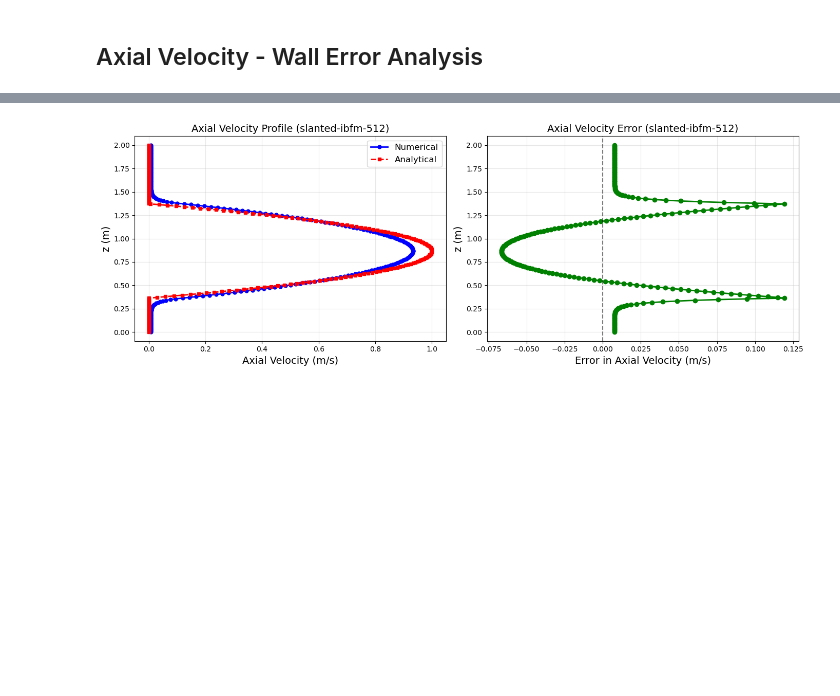
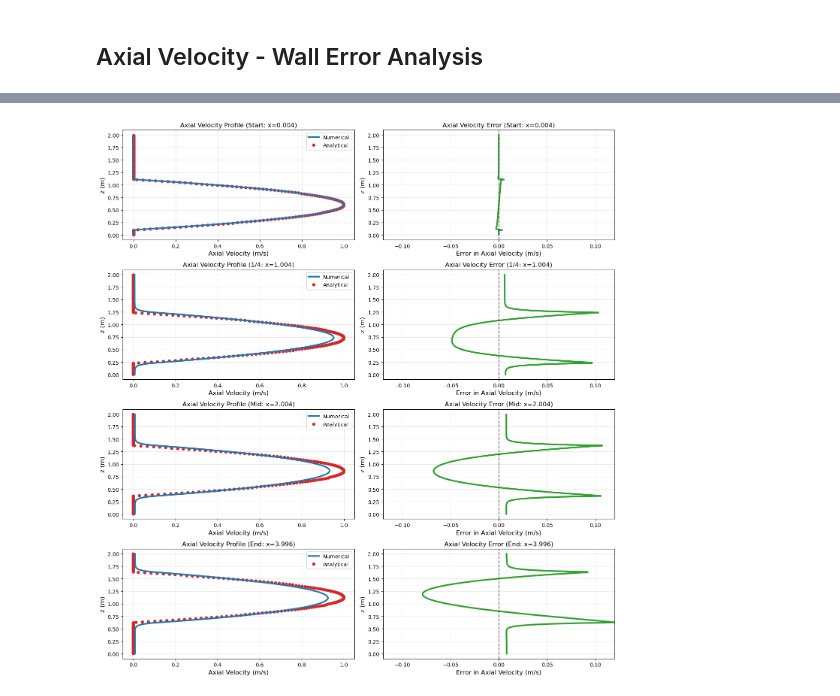
Before and after one commit to kynema/estuary_hfm_mmsei, a Jupyter notebook: validation/single_phase_laminar_slanted/python/SlantedChannelPostProcess.ipynb, the cells around one changed output, grey strips where cells are left out. Drawn from its saved outputs; the diff is of its cells as text; code cells hidden in the pictures; blank space fills up the shorter version.

Commit message:
Update plots in notebook and notes about solution

```diff
--- a/validation/single_phase_laminar_slanted/python/SlantedChannelPostProcess.ipynb
+++ b/validation/single_phase_laminar_slanted/python/SlantedChannelPostProcess.ipynb
@@ -20,6 +20,7 @@ Modules loaded
 # %%
 # Physical parameters
 channelHeight = 1.0
+channelBottomStartZ = 0.1
 maxVelocity = 1.0
 theta_deg = 7.5
 theta_rad = np.deg2rad(theta_deg)
@@ -630,40 +631,56 @@ slanted-ibfm-512     512 x 256      1.339998e-01         5.184450e-02         1.
 # %%
 case_finest = nCases - 1
 j_mid = ny[case_finest] // 2
-i_mid = nx[case_finest] // 2
 
-fig, axes = plt.subplots(1, 2, figsize=(14, 5))
+fig, axes = plt.subplots(4, 2, figsize=(14, 15))
 
-# Extract axial velocity components at midpoint slice
+# Define x-locations to plot
+i_locations = [0, nx[case_finest] // 4, nx[case_finest] // 2, nx[case_finest] - 1]
+x_labels = ['Start', '1/4', 'Mid', 'End']
+
+# Extract 2D slices at midpoint
 u_2d = u[case_finest][:, j_mid, :]
 w_2d = w[case_finest][:, j_mid, :]
-u_exact_2d = u_exact[case_finest][:, j_mid, :]
-w_exact_2d = w_exact[case_finest][:, j_mid, :]
+ur_exact_2d = ur_exact[case_finest][:, j_mid, :]
 
 # Compute axial velocities
 u_axial_num = axial_velocity(u_2d, w_2d, theta_rad)
-u_axial_ana = axial_velocity(u_exact_2d, w_exact_2d, theta_rad)
+u_axial_ana = ur_exact_2d
 
-ax = axes[0]
-ax.plot(u_axial_num[i_mid, :], z[case_finest], 'b-', linewidth=2, marker='o', markersize=5, label='Numerical')
-ax.plot(u_axial_ana[i_mid, :], z[case_finest], 'r--', linewidth=2, marker='s', markersize=5, label='Analytical')
-ax.set_xlabel('Axial Velocity (m/s)', fontsize=14)
-ax.set_ylabel('z (m)', fontsize=14)
-ax.set_title(f'Axial Velocity Profile ({valid_cases[case_finest]})', fontsize=14)
-ax.legend(fontsize=12)
-ax.grid(True, alpha=0.3)
+# First pass: find max error for consistent x-axis scaling on right column
+max_error_all = 0.0
+for i_loc in i_locations:
+    velocity_error = u_axial_num[i_loc, :] - u_axial_ana[i_loc, :]
+    max_error_all = max(max_error_all, np.abs(velocity_error).max())
 
-ax = axes[1]
-velocity_error = u_axial_num[i_mid, :] - u_axial_ana[i_mid, :]
-ax.plot(velocity_error, z[case_finest], 'g-', linewidth=2, marker='o', markersize=6)
-ax.axvline(x=0, color='k', linestyle='--', alpha=0.5)
-ax.set_xlabel('Error in Axial Velocity (m/s)', fontsize=14)
-ax.set_ylabel('z (m)', fontsize=14)
-ax.set_title(f'Axial Velocity Error ({valid_cases[case_finest]})', fontsize=14)
-ax.grid(True, alpha=0.3)
+for row_idx, (i_loc, x_label) in enumerate(zip(i_locations, x_labels)):
+    x_val = x[case_finest][i_loc]
+
+    # Left subplot: velocity profile
+    ax = axes[row_idx, 0]
+    ax.plot(u_axial_ana[i_loc, :], z[case_finest], 'o', color='tab:red', markersize=5, label='Analytical')
+    ax.plot(u_axial_num[i_loc, :], z[case_finest], '-', color='tab:blue', linewidth=3, label='Numerical')
+    ax.set_xlabel('Axial Velocity (m/s)', fontsize=12)
+    ax.set_ylabel('z (m)', fontsize=12)
+    ax.set_title(f'Axial Velocity Profile ({x_label}: x={x_val:.3f})', fontsize=12)
+    # Reverse legend order so Numerical appears first
+    handles, labels = ax.get_legend_handles_labels()
+    ax.legend(handles[::-1], labels[::-1], fontsize=10)
+    ax.grid(True, alpha=0.3)
+
+    # Right subplot: error
+    ax = axes[row_idx, 1]
+    velocity_error = u_axial_num[i_loc, :] - u_axial_ana[i_loc, :]
+    ax.plot(velocity_error, z[case_finest], '-', color='tab:green', linewidth=3, markersize=6)
+    ax.axvline(x=0, color='k', linestyle='--', alpha=0.5)
+    ax.set_xlabel('Error in Axial Velocity (m/s)', fontsize=12)
+    ax.set_ylabel('z (m)', fontsize=12)
+    ax.set_title(f'Axial Velocity Error ({x_label}: x={x_val:.3f})', fontsize=12)
+    ax.set_xlim(-max_error_all, max_error_all)
+    ax.grid(True, alpha=0.3)
 
 plt.tight_layout()
 plt.savefig(f'{figureDir}/velocity_profile_comparison.png', dpi=150)
 plt.show()
 # %% [output]
-[figure, old version]
+[figure, new version]
```
Also changed, not shown: parts of 11 cells of this notebook, 2 other files.
